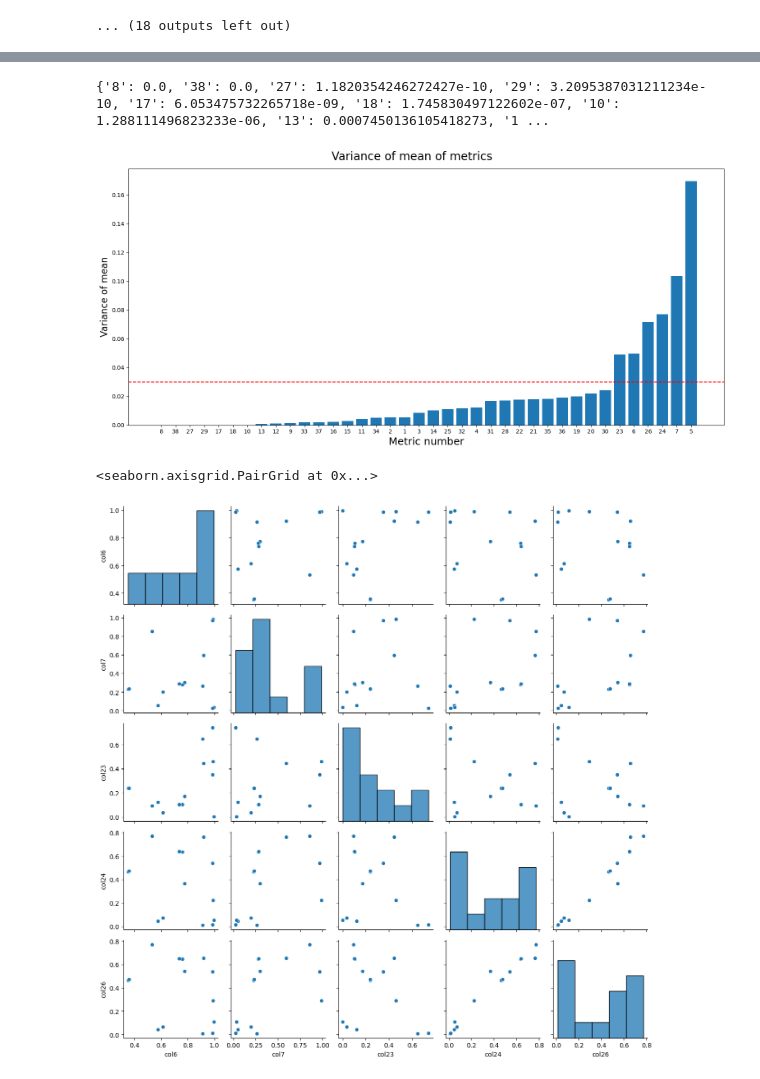
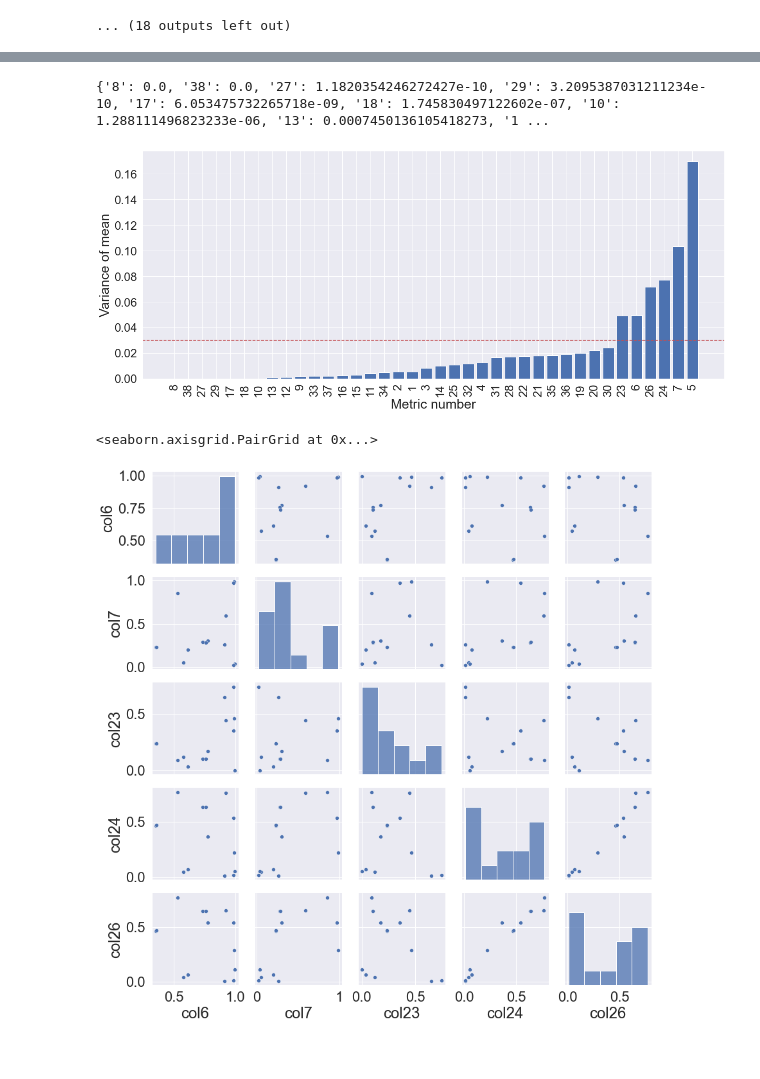
Before and after one commit to DuneeshaFernando/smd_one_time_codes, a Jupyter notebook: boxplots_varianceOfMean_pairplots.ipynb, the cells around one changed output, grey strips where cells are left out. Saved outputs shown, nothing was run; the diff lists cells and outputs as text; code cells hidden in the pictures.

Commit message:
Update box plots to suit paper

```diff
--- a/boxplots_varianceOfMean_pairplots.ipynb
+++ b/boxplots_varianceOfMean_pairplots.ipynb
@@ -30,3 +30,12 @@ for i in range(num_cols):
 [figure]
 [figure]
 ... (18 outputs left out)
+# %%
+# Machines across columns (Some columns with all zero occurrences in majority of cases are eliminated)
+num_cols=38
+# fig, axs = plt.subplots(num_cols)
+plt.rcParams.update({'font.size': 20})
+for i in range(num_cols):
+    if (i+1 in [23, 6, 24, 26, 7]):
+        column_i_df = pd.read_csv('EDA_results/14mach_col_wise_dfs/column'+str(i+1)+'.csv')
+        axs[i] = column_i_df[['1-1','1-2','1-5','1-6','1-7','2-5','2-7','2-8','3-1','3-4','3-6','3-9','3-10','3-11']].plot(kind='box', title=' Variance of mean of Column '+str(i+1), showmeans=True, showfliers=False)
@@ -33,36 +48,37 @@ for i in range(num_cols):
 # %%
 # Machines across columns
 num_cols=38
 machines_list=['1-1','1-2','1-5','1-6','1-7','2-5','2-7','2-8','3-1','3-4','3-6','3-9','3-10','3-11']
 machine_var_dict = {'Column 1':None,'Column 2':None,'Column 3':None,'Column 4':None,'Column 5':None,'Column 6':None,'Column 7':None,'Column 8':None,'Column 9':None,'Column 10':None,'Column 11':None,'Column 12':None,'Column 13':None,'Column 14':None,'Column 15':None,'Column 16':None,'Column 17':None,'Column 18':None,'Column 19':None,'Column 20':None,'Column 21':None,'Column 22':None,'Column 23':None,'Column 24':None,'Column 25':None,'Column 26':None,'Column 27':None,'Column 28':None,'Column 29':None,'Column 30':None,'Column 31':None,'Column 32':None,'Column 33':None,'Column 34':None,'Column 35':None,'Column 36':None,'Column 37':None,'Column 38':None}
 for i in range(num_cols):
     column_i_df = pd.read_csv('EDA_results/14mach_col_wise_dfs/column'+str(i+1)+'.csv')
     machine_mean_list = []
     for machine in machines_list:
         # Obtain mean of column
         machine_mean_list.append(column_i_df[machine].mean())
     machine_var_dict['Column '+str(i+1)] = np.var(machine_mean_list)
 
 sorted_machine_var_dict = dict(sorted(machine_var_dict.items(), key=lambda item: item[1]))
 sorted_machine_var_dict = {k.strip("Column "):v for k,v in sorted_machine_var_dict.items()}
 print(sorted_machine_var_dict)
 
 fig = plt.gcf()
-fig.set_size_inches(15.5, 7.5)
+fig.set_size_inches(17, 7.5)
 plt.bar(range(len(sorted_machine_var_dict)), list(sorted_machine_var_dict.values()), align='center')
-plt.xticks(range(len(sorted_machine_var_dict)), list(sorted_machine_var_dict.keys()))
-fig.suptitle('Variance of mean of metrics', fontsize=20)
-plt.xlabel('Metric number', fontsize=18)
-plt.ylabel('Variance of mean', fontsize=16)
+plt.xticks(range(len(sorted_machine_var_dict)), list(sorted_machine_var_dict.keys()), rotation='vertical')
+# fig.suptitle('Variance of mean of metrics', fontsize=30)
+plt.xlabel('Metric number', fontsize=25)
+plt.ylabel('Variance of mean', fontsize=25)
 plt.axhline(y=0.03, color='r', linestyle='--')
 plt.show()
 # %% [output]
 {'8': 0.0, '38': 0.0, '27': 1.1820354246272427e-10, '29': 3.2095387031211234e-10, '17': 6.053475732265718e-09, '18': 1.745830497122602e-07, '10': 1.288111496823233e-06, '13': 0.0007450136105418273, '1 ...
-[figure, old version]
+[figure, new version]
 # %%
 # Rather than visualising pairplots for each machine, try to visualise the pairplots for mean of machines
 df = pd.read_csv('EDA_results/5_selected_columns_for_14_machines.csv')
+sns.set(font_scale=2)
 sns.pairplot(df)
 # %% [output]
 <seaborn.axisgrid.PairGrid at 0x...>
-[figure, old version]
+[figure, new version]
```
Also changed, not shown: parts of 8 cells of this notebook.
